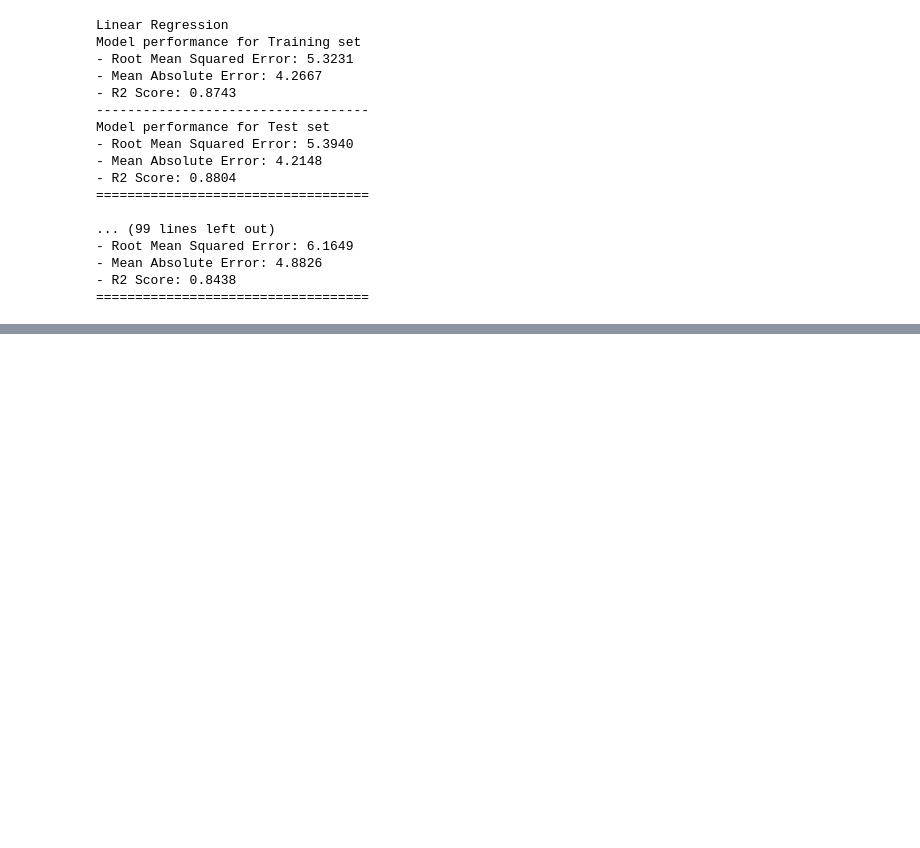
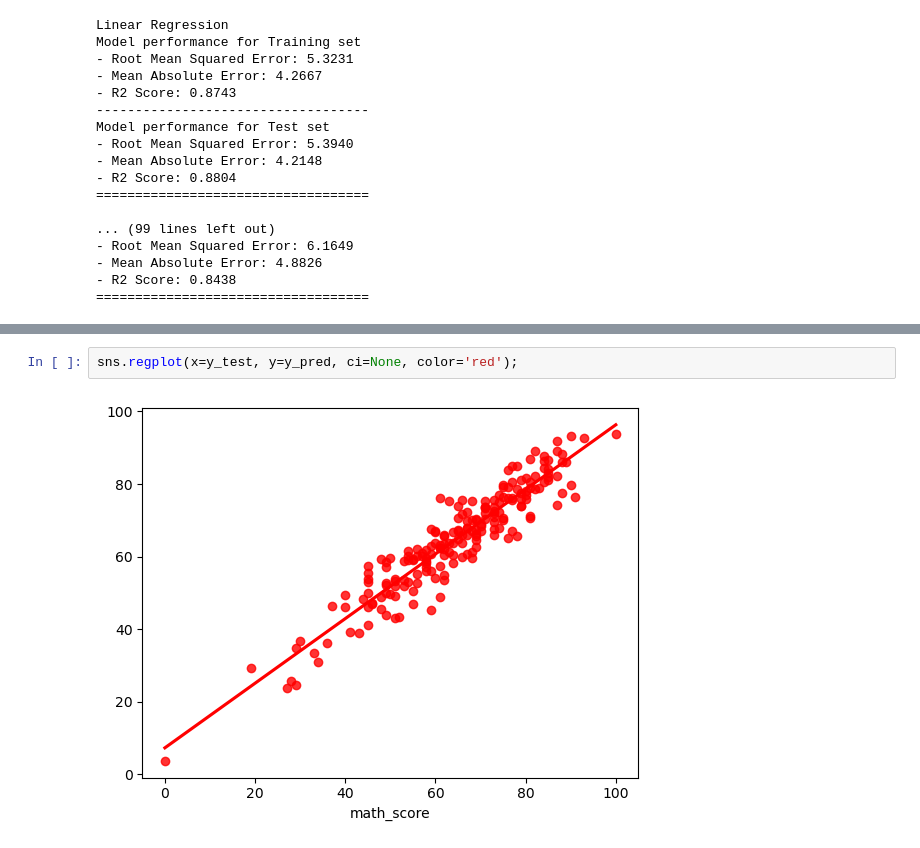
Before and after one commit to FelixTheAnalyst/mlproject, a Jupyter notebook: notebook/2. MODEL TRAINING.ipynb, the cells around one changed output, grey strips where cells are left out. Drawn from its saved outputs; the diff is of its cells as text; blank space fills up the shorter version.

```diff
--- a/notebook/2. MODEL TRAINING.ipynb
+++ b/notebook/2. MODEL TRAINING.ipynb
@@ -191,0 +225,4 @@ Model performance for Test set
+# %%
+sns.regplot(x=y_test, y=y_pred, ci=None, color='red');
+# %% [output]
+[figure, added]
```
Also changed, not shown: parts of 8 cells of this notebook.
